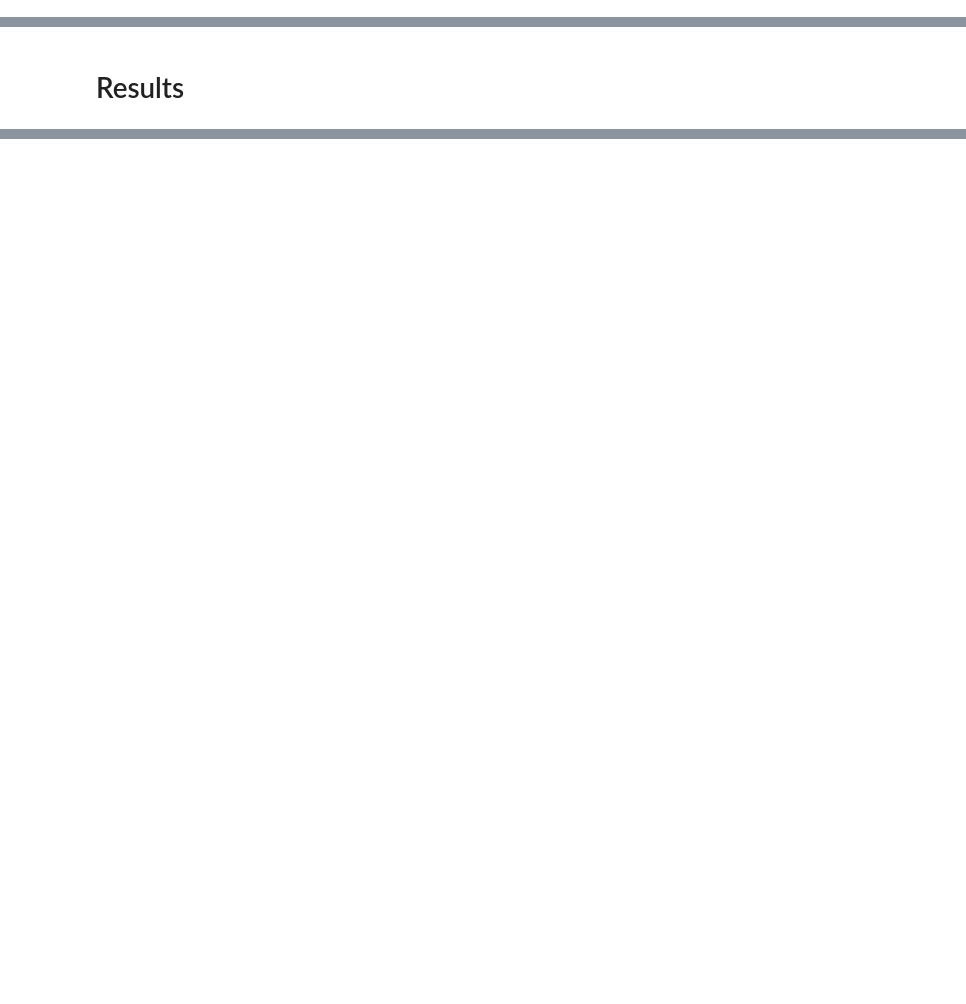
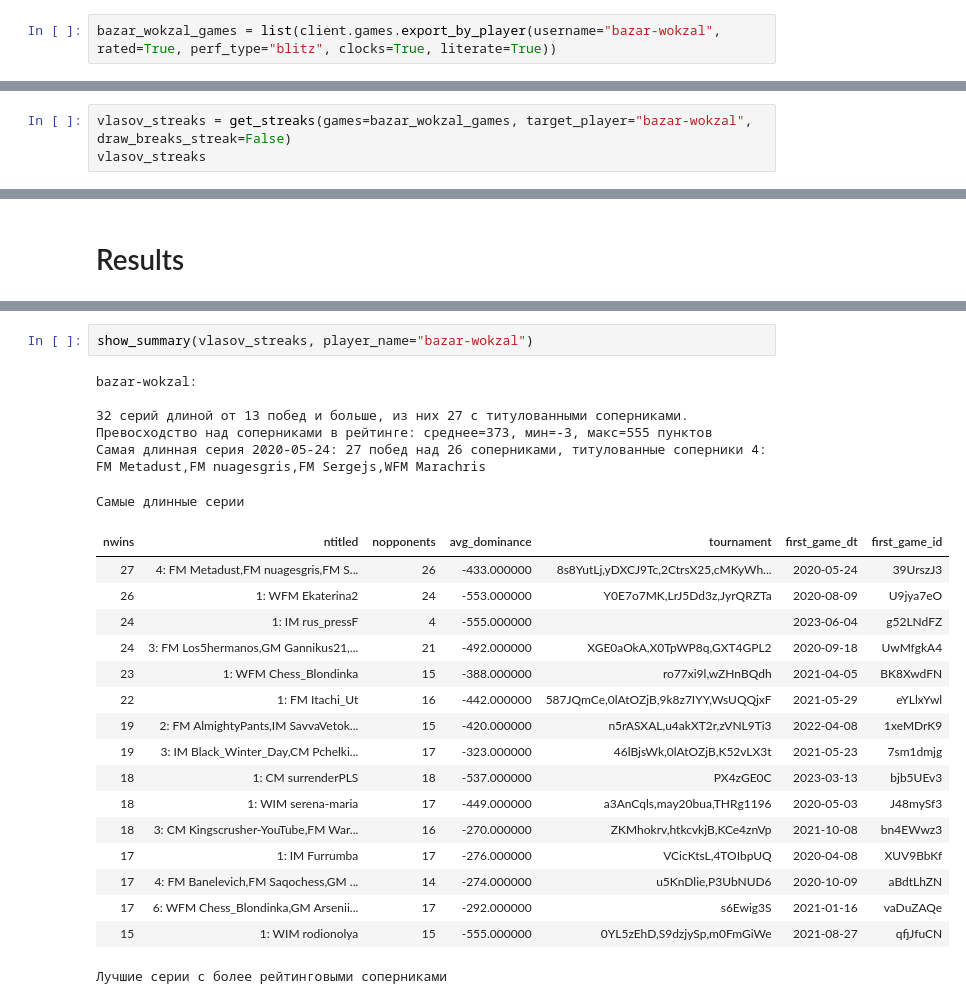
Before and after one commit to fingoldo/FideRatings, a Jupyter notebook: ChessStreaks.ipynb, the cells around one changed output, grey strips where cells are left out. Saved outputs shown, nothing was run; the diff lists cells and outputs as text; blank space fills up the shorter version.

```diff
--- a/ChessStreaks.ipynb
+++ b/ChessStreaks.ipynb
@@ -49,0 +64,2 @@ time: 11min 6s (started: 2023-07-09 17:54:04 +03:00)
+# %%
+bazar_wokzal_games = list(client.games.export_by_player(username="bazar-wokzal", rated=True, perf_type="blitz", clocks=True, literate=True))
@@ -175,0 +247,3 @@ time: 47 ms (started: 2023-07-09 18:17:42 +03:00)
+# %%
+vlasov_streaks = get_streaks(games=bazar_wokzal_games, target_player="bazar-wokzal", draw_breaks_streak=False)
+vlasov_streaks
@@ -221,0 +360,26 @@ time: 15 ms (started: 2023-07-09 18:17:42 +03:00)
+# %%
+show_summary(vlasov_streaks, player_name="bazar-wokzal")
+# %% [output]
+bazar-wokzal:
+
+32 серий длиной от 13 побед и больше, из них 27 с титулованными соперниками.
+Превосходство над соперниками в рейтинге: среднее=373, мин=-3, макс=555 пунктов
+Самая длинная серия 2020-05-24: 27 побед над 26 соперниками, титулованные соперники 4: FM Metadust,FM nuagesgris,FM Sergejs,WFM Marachris
+Самые длинные серии
+| nwins | ntitled | nopponents | avg_dominance | tournament | first_game_dt | first_game_id |
+| 27 | 4: FM Metadust,FM nuagesgris,FM S... | 26 | -433.000000 | 8s8YutLj,yDXCJ9Tc,2CtrsX25,cMKyWh... | 2020-05-24 | 39UrszJ3 |
+| 26 | 1: WFM Ekaterina2 | 24 | -553.000000 | Y0E7o7MK,LrJ5Dd3z,JyrQRZTa | 2020-08-09 | U9jya7eO |
+| 24 | 1: IM rus_pressF | 4 | -555.000000 |  | 2023-06-04 | g52LNdFZ |
+| 24 | 3: FM Los5hermanos,GM Gannikus21,... | 21 | -492.000000 | XGE0aOkA,X0TpWP8q,GXT4GPL2 | 2020-09-18 | UwMfgkA4 |
+| 23 | 1: WFM Chess_Blondinka | 15 | -388.000000 | ro77xi9l,wZHnBQdh | 2021-04-05 | BK8XwdFN |
+| 22 | 1: FM Itachi_Ut | 16 | -442.000000 | 587JQmCe,0lAtOZjB,9k8z7IYY,WsUQQjxF | 2021-05-29 | eYLlxYwl |
+| 19 | 2: FM AlmightyPants,IM SavvaVetok... | 15 | -420.000000 | n5rASXAL,u4akXT2r,zVNL9Ti3 | 2022-04-08 | 1xeMDrK9 |
+| 19 | 3: IM Black_Winter_Day,CM Pchelki... | 17 | -323.000000 | 46lBjsWk,0lAtOZjB,K52vLX3t | 2021-05-23 | 7sm1dmjg |
+| 18 | 1: CM surrenderPLS | 18 | -537.000000 | PX4zGE0C | 2023-03-13 | bjb5UEv3 |
+| 18 | 1: WIM serena-maria | 17 | -449.000000 | a3AnCqls,may20bua,THRg1196 | 2020-05-03 | J48mySf3 |
+| 18 | 3: CM Kingscrusher-YouTube,FM War... | 16 | -270.000000 | ZKMhokrv,htkcvkjB,KCe4znVp | 2021-10-08 | bn4EWwz3 |
+| 17 | 1: IM Furrumba | 17 | -276.000000 | VCicKtsL,4TOIbpUQ | 2020-04-08 | XUV9BbKf |
+| 17 | 4: FM Banelevich,FM Saqochess,GM ... | 14 | -274.000000 | u5KnDlie,P3UbNUD6 | 2020-10-09 | aBdtLhZN |
+| 17 | 6: WFM Chess_Blondinka,GM Arsenii... | 17 | -292.000000 | s6Ewig3S | 2021-01-16 | vaDuZAQe |
+| 15 | 1: WIM rodionolya | 15 | -555.000000 | 0YL5zEhD,S9dzjySp,m0FmGiWe | 2021-08-27 | qfjJfuCN |
+Лучшие серии с более рейтинговыми соперниками
```
Also changed, not shown: parts of 22 cells of this notebook, 1 other file.
